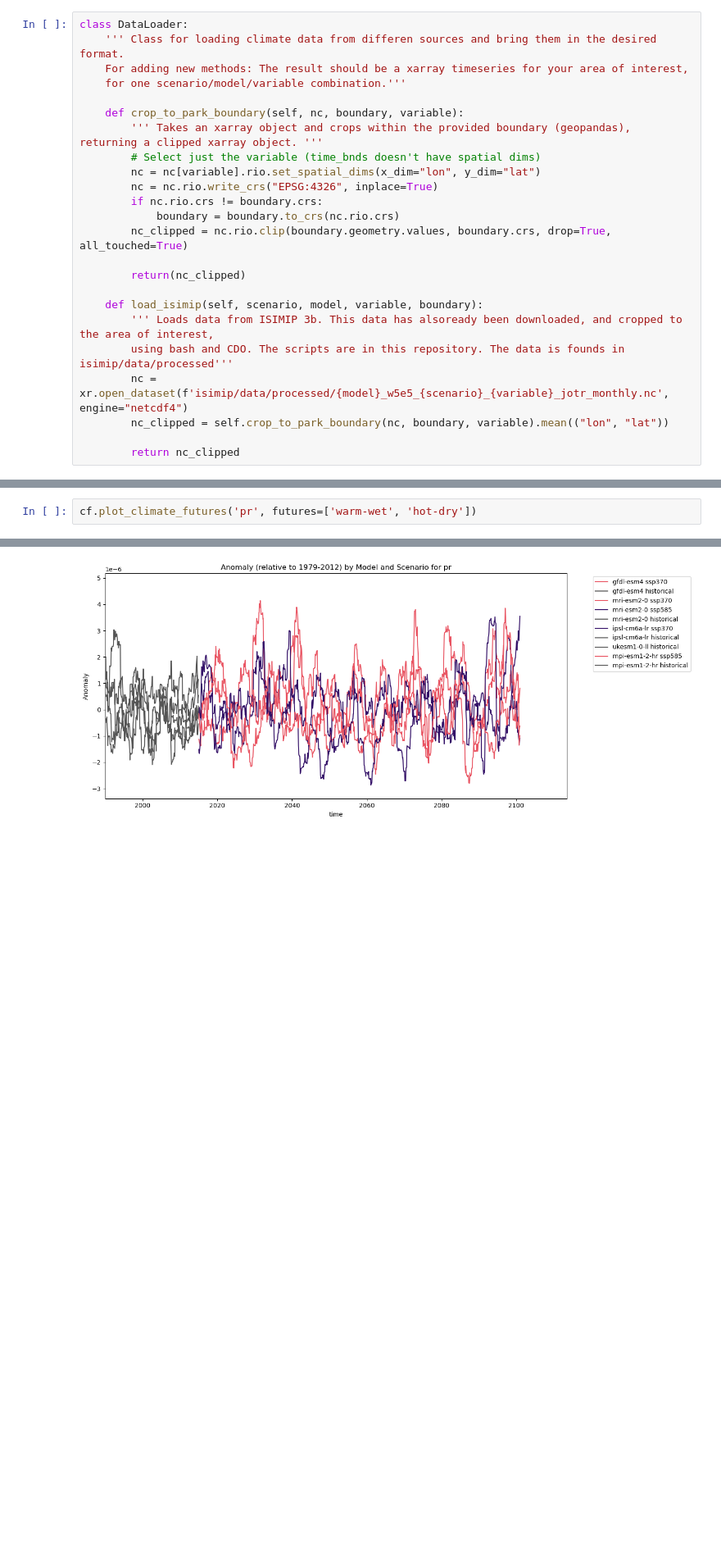
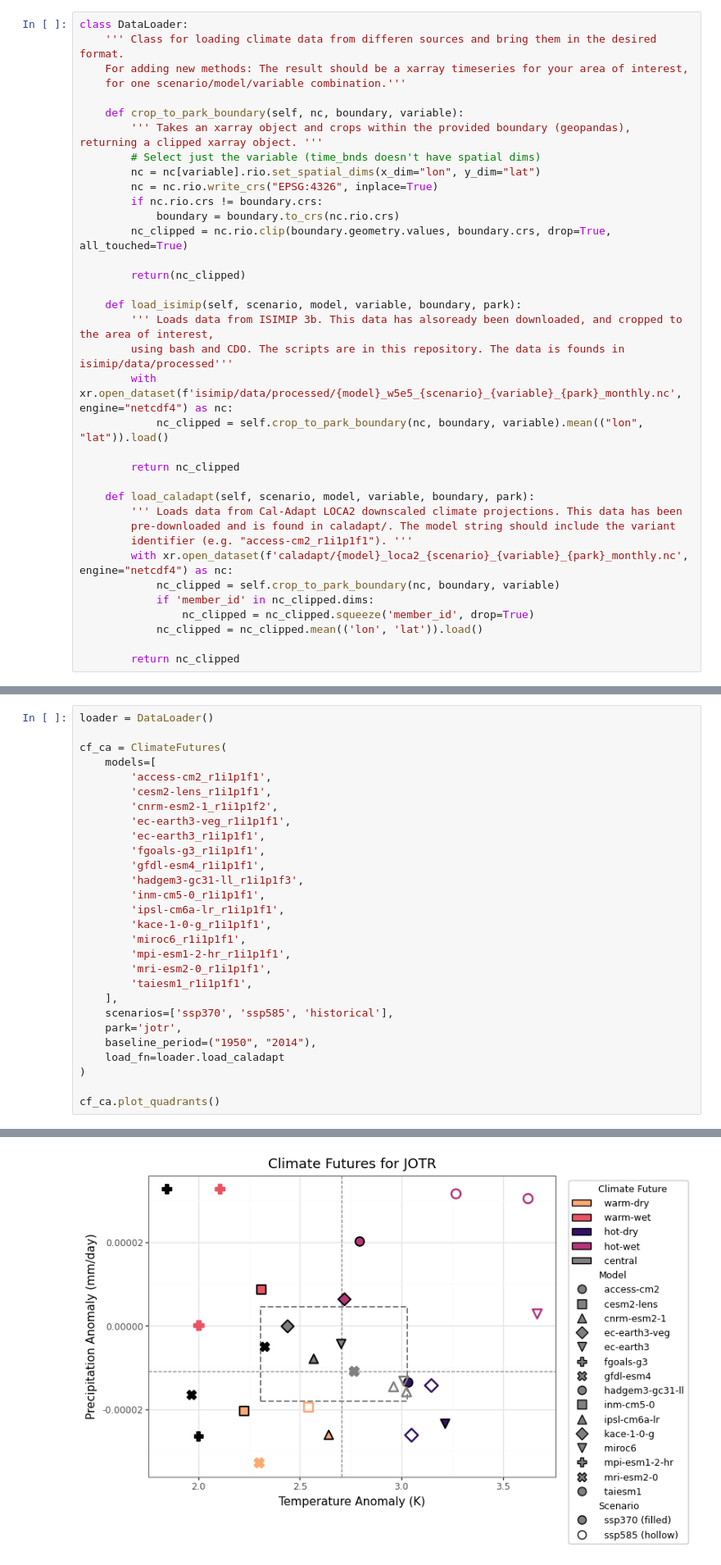
Before and after one commit to SchmidtDSE/climate_futures, a Jupyter notebook: climate_futures_class.ipynb, the cells around one changed output, grey strips where cells are left out. Shown at 82% size. Drawn from its saved outputs; the diff is of its cells as text; blank space fills up the shorter version.

Commit message:
added caladapt method. Todo add code to download an process caldapt data

```diff
--- a/climate_futures_class.ipynb
+++ b/climate_futures_class.ipynb
@@ -29,13 +29,25 @@ class DataLoader:
 
         return(nc_clipped)
 
-    def load_isimip(self, scenario, model, variable, boundary):
+    def load_isimip(self, scenario, model, variable, boundary, park):
         ''' Loads data from ISIMIP 3b. This data has alsoready been downloaded, and cropped to the area of interest,
         using bash and CDO. The scripts are in this repository. The data is founds in isimip/data/processed'''
-        nc = xr.open_dataset(f'isimip/data/processed/{model}_w5e5_{scenario}_{variable}_jotr_monthly.nc', engine="netcdf4")
-        nc_clipped = self.crop_to_park_boundary(nc, boundary, variable).mean(("lon", "lat"))
+        with xr.open_dataset(f'isimip/data/processed/{model}_w5e5_{scenario}_{variable}_{park}_monthly.nc', engine="netcdf4") as nc:
+            nc_clipped = self.crop_to_park_boundary(nc, boundary, variable).mean(("lon", "lat")).load()
 
         return nc_clipped
+
+    def load_caladapt(self, scenario, model, variable, boundary, park):
+        ''' Loads data from Cal-Adapt LOCA2 downscaled climate projections. This data has been
+        pre-downloaded and is found in caladapt/. The model string should include the variant
+        identifier (e.g. "access-cm2_r1i1p1f1"). '''
+        with xr.open_dataset(f'caladapt/{model}_loca2_{scenario}_{variable}_{park}_monthly.nc', engine="netcdf4") as nc:
+            nc_clipped = self.crop_to_park_boundary(nc, boundary, variable)
+            if 'member_id' in nc_clipped.dims:
+                nc_clipped = nc_clipped.squeeze('member_id', drop=True)
+            nc_clipped = nc_clipped.mean(('lon', 'lat')).load()
+
+        return nc_clipped
 # %%
 class ClimateFutures:
     ''' This class contains all the functions to create climate future datasets'''
@@ -324,3 +357,29 @@ cf.plot_quadrants()
 # %%
-cf.plot_climate_futures('pr', futures=['warm-wet', 'hot-dry'])
+loader = DataLoader()
+
+cf_ca = ClimateFutures(
+    models=[
+        'access-cm2_r1i1p1f1',
+        'cesm2-lens_r1i1p1f1',
+        'cnrm-esm2-1_r1i1p1f2',
+        'ec-earth3-veg_r1i1p1f1',
+        'ec-earth3_r1i1p1f1',
+        'fgoals-g3_r1i1p1f1',
+        'gfdl-esm4_r1i1p1f1',
+        'hadgem3-gc31-ll_r1i1p1f3',
+        'inm-cm5-0_r1i1p1f1',
+        'ipsl-cm6a-lr_r1i1p1f1',
+        'kace-1-0-g_r1i1p1f1',
+        'miroc6_r1i1p1f1',
+        'mpi-esm1-2-hr_r1i1p1f1',
+        'mri-esm2-0_r1i1p1f1',
+        'taiesm1_r1i1p1f1',
+    ],
+    scenarios=['ssp370', 'ssp585', 'historical'],
+    park='jotr',
+    baseline_period=("1950", "2014"),
+    load_fn=loader.load_caladapt
+)
+
+cf_ca.plot_quadrants()
 # %% [output]
@@ -327 +387 @@ cf.plot_climate_futures('pr', futures=['warm-wet', 'hot-dry'])
-[figure, old version]
+[figure, new version]
```
Also changed, not shown: parts of 6 cells of this notebook, 1 other file.
